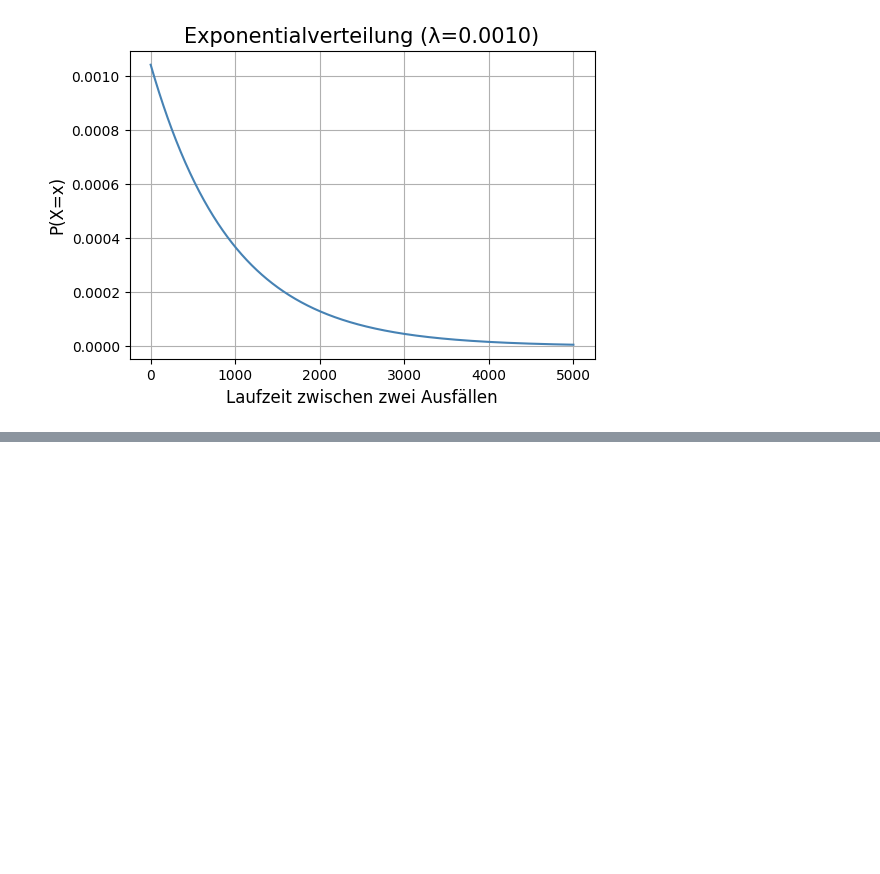
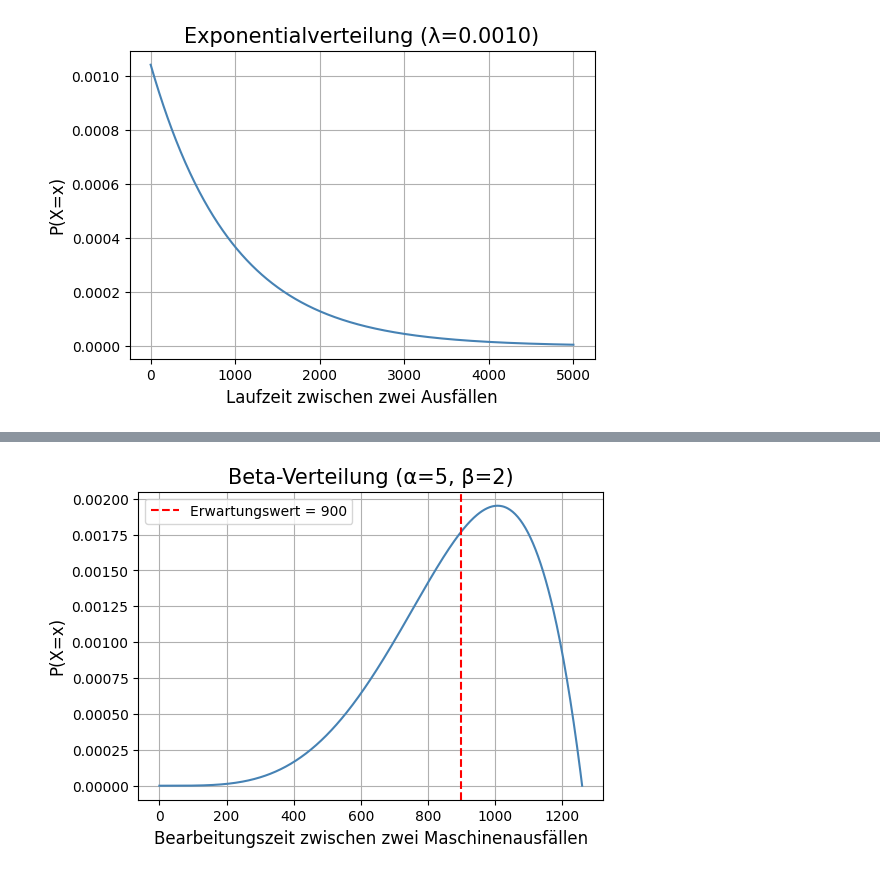
Before and after one commit to LGehlauf/SPP24, a Jupyter notebook: Plots.ipynb, the cells around one changed output, grey strips where cells are left out. Saved outputs shown, nothing was run; the diff lists cells and outputs as text; code cells hidden in the pictures; blank space fills up the shorter version.

```diff
--- a/Plots.ipynb
+++ b/Plots.ipynb
@@ -135,0 +139,39 @@ Error:
+# %%
+import numpy as np
+import matplotlib.pyplot as plt
+from scipy.stats import beta
+
+# Ziel-Mittelwert
+target_mean = 900
+
+# Parameter für linksschiefe Beta-Verteilung
+alpha = 5    # Kleinere Werte für alpha begünstigen Linksschiefe
+beta_param = 2
+
+# Berechnung des Mittelwerts der standardisierten Beta-Verteilung
+standard_mean = alpha / (alpha + beta_param)
+
+# Skalierungsfaktor, um den Mittelwert auf 900 zu setzen
+scaling_factor = target_mean / standard_mean
+
+# Erstellen der Beta-Verteilung und Skalierung
+x = np.linspace(0, 1, 500)  # Werte im Standardintervall [0, 1]
+pdf = beta.pdf(x, alpha, beta_param)  # Beta-Wahrscheinlichkeitsdichte
+x_scaled = x * scaling_factor  # Skaliertes Intervall
+pdf_scaled = pdf / scaling_factor  # Anpassen der Dichte für die Skalierung
+
+# Plot der linksschiefen Beta-Verteilung
+plt.figure(figsize=(6, 4))
+plt.plot(x_scaled, pdf_scaled, color='steelblue')
+plt.xlabel('Bearbeitungszeit zwischen zwei Maschinenausfällen', fontsize=12)
+plt.ylabel('P(X=x)', fontsize=12)
+plt.title(f'Beta-Verteilung (α={alpha}, β={beta_param})', fontsize=15)
+plt.axvline(x=900, color='red', linestyle='--', label=f'Erwartungswert = 900')
+plt.legend()
+plt.grid(True)
+
+
+plt.savefig('beta.png', format='png', bbox_inches='tight')
+plt.show()
+# %% [output]
+[figure, added]
```
Also changed, not shown: parts of 4 cells of this notebook, 2 other files.
